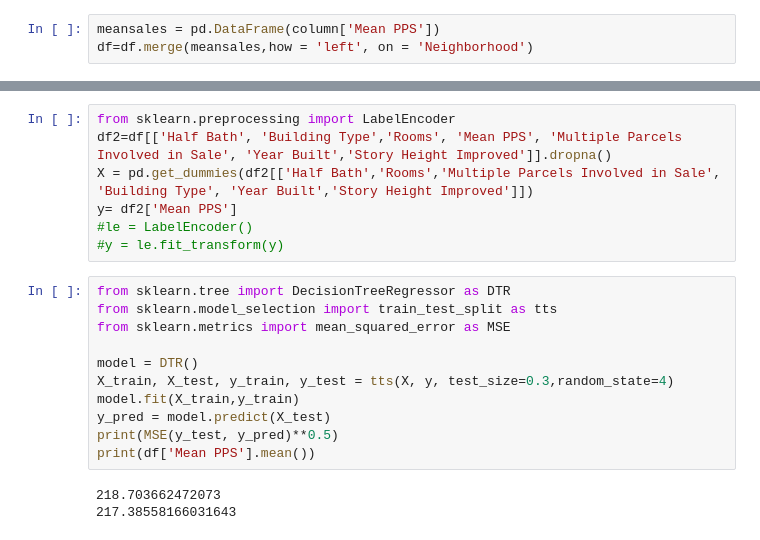
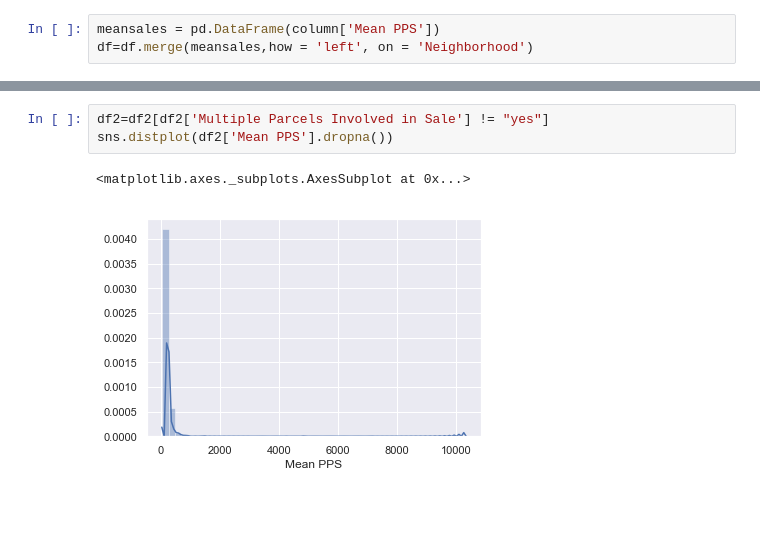
Before and after one commit to drewlehe/Nashville, a Jupyter notebook: MergedAnalysis.ipynb, the cells around one changed output, grey strips where cells are left out. Saved outputs shown, nothing was run; the diff lists cells and outputs as text; blank space fills up the shorter version.

```diff
--- a/MergedAnalysis.ipynb
+++ b/MergedAnalysis.ipynb
@@ -305,24 +258,9 @@ KeyError: 'Med PPS'
-# %%
-from sklearn.preprocessing import LabelEncoder
-df2=df[['Half Bath', 'Building Type','Rooms', 'Mean PPS', 'Multiple Parcels Involved in Sale', 'Year Built','Story Height Improved']].dropna()
-X = pd.get_dummies(df2[['Half Bath','Rooms','Multiple Parcels Involved in Sale', 'Building Type', 'Year Built','Story Height Improved']])
-y= df2['Mean PPS']
-#le = LabelEncoder()
-#y = le.fit_transform(y)
-# %%
-from sklearn.tree import DecisionTreeRegressor as DTR
-from sklearn.model_selection import train_test_split as tts
-from sklearn.metrics import mean_squared_error as MSE
-
-model = DTR()
-X_train, X_test, y_train, y_test = tts(X, y, test_size=0.3,random_state=4)
-model.fit(X_train,y_train)
-y_pred = model.predict(X_test)
-print(MSE(y_test, y_pred)**0.5)
-print(df['Mean PPS'].mean())
-# %% [output]
-218.703662472073
-217.38558166031643
+# %%
+df2=df2[df2['Multiple Parcels Involved in Sale'] != "yes"]
+sns.distplot(df2['Mean PPS'].dropna())
+# %% [output]
+<matplotlib.axes._subplots.AxesSubplot at 0x...>
+[figure, added]
 # %%
 #This is the cause of the high RMSE. Outliers need cleaning.
 plt.figure(figsize=(8,8))
```
Also changed, not shown: parts of 10 cells of this notebook.
